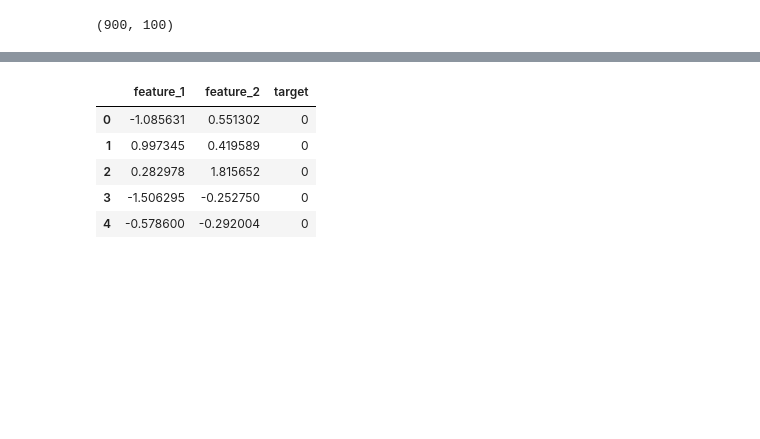
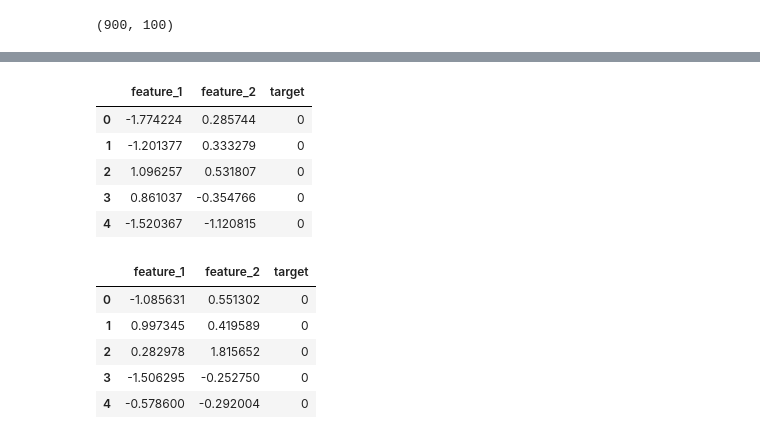
Before and after one commit to Navneet0094/Data-science, a Jupyter notebook: Feature Enginering/resources/2.0-Handling+Imbalance+Dataset.ipynb, the cells around one changed output, grey strips where cells are left out. Saved outputs shown, nothing was run; the diff lists cells and outputs as text; code cells hidden in the pictures; blank space fills up the shorter version.

```diff
--- a/Feature Enginering/resources/2.0-Handling+Imbalance+Dataset.ipynb
+++ b/Feature Enginering/resources/2.0-Handling+Imbalance+Dataset.ipynb
@@ -37,5 +49,13 @@ class_1 = pd.DataFrame({
 # %%
 df=pd.concat([class_0,class_1]).reset_index(drop=True)
+df.head()
+# %% [output]
+|  | feature_1 | feature_2 | target |
+| 0 | -1.774224 | 0.285744 | 0 |
+| 1 | -1.201377 | 0.333279 | 0 |
+| 2 | 1.096257 | 0.531807 | 0 |
+| 3 | 0.861037 | -0.354766 | 0 |
+| 4 | -1.520367 | -1.120815 | 0 |
 # %%
 df.head()
 # %% [output]
```
Also changed, not shown: parts of 2 cells of this notebook, 2 other files.
